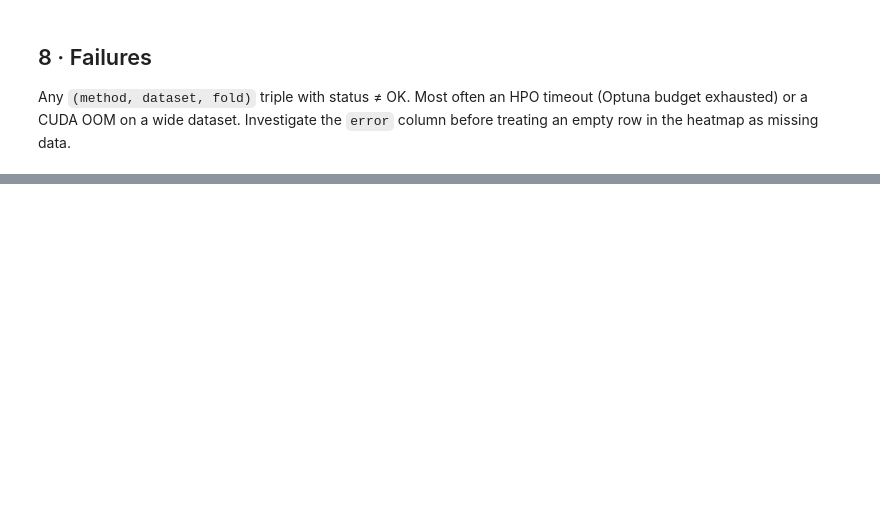
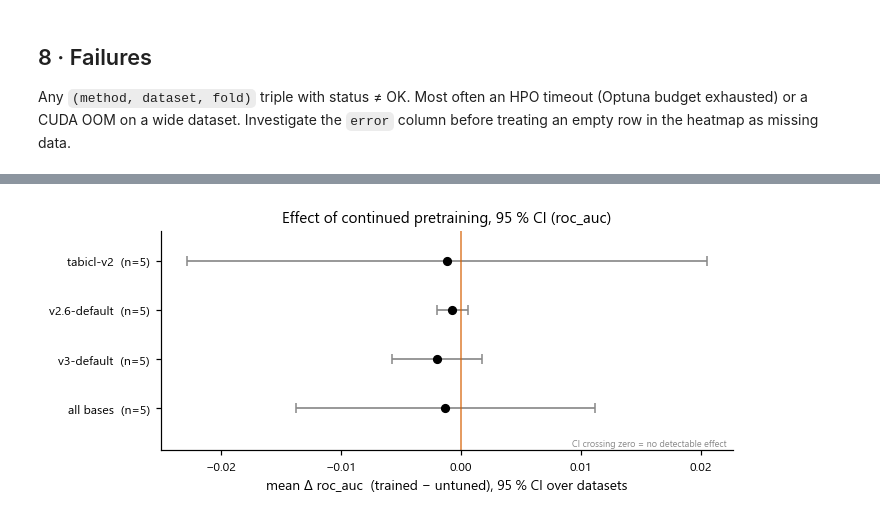
Before and after one commit to andreasgoethals/CreditPFN, a Jupyter notebook: notebooks/2.0. final_results_pd.ipynb, the cells around one changed output, grey strips where cells are left out. Saved outputs shown, nothing was run; the diff lists cells and outputs as text; code cells hidden in the pictures; blank space fills up the shorter version.

```diff
--- a/notebooks/2.0. final_results_pd.ipynb
+++ b/notebooks/2.0. final_results_pd.ipynb
@@ -427,0 +432,5 @@ failed (method x dataset x fold) rows: 20
+# %%
+sink.save(pf.plot_effect_ci(raw, METRIC), 'paper_effect_ci',
+          caption='Mean change in ROC-AUC from continued pretraining with a 95 % confidence interval, computed over held-out datasets after averaging within each dataset. An interval spanning zero indicates no effect detectable at this sample size.')
+# %% [output]
+[figure, added]
```
Also changed, not shown: parts of 43 cells of this notebook, 18 other files.
